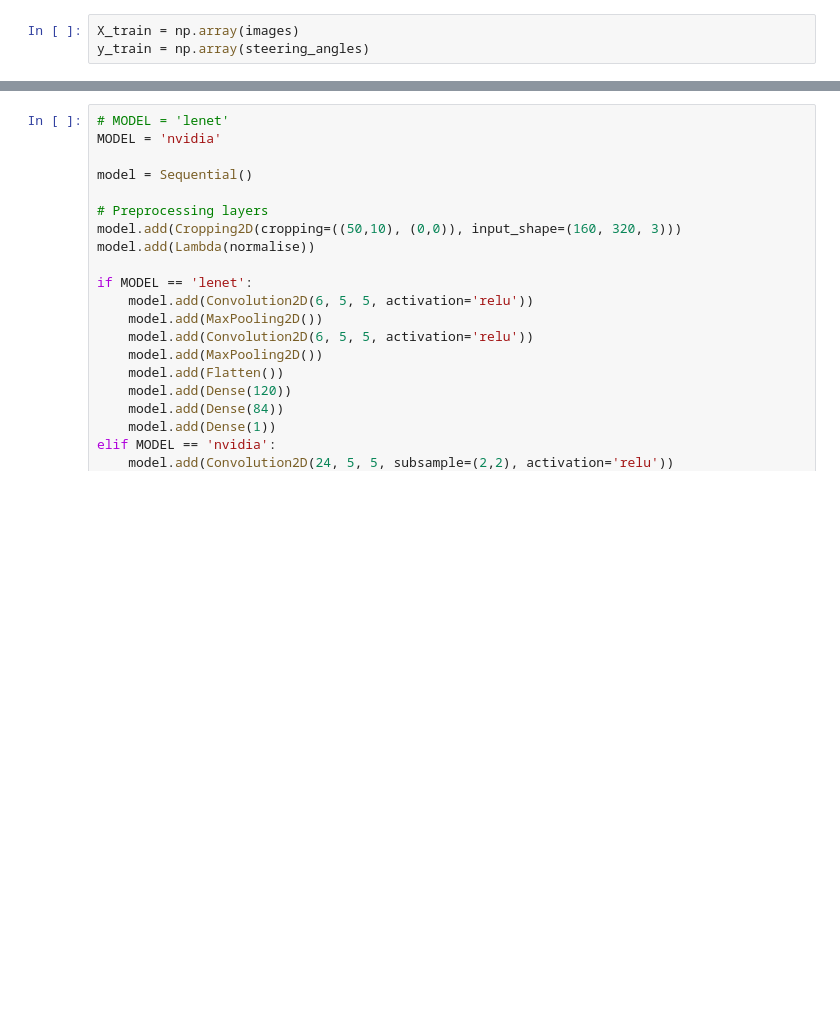
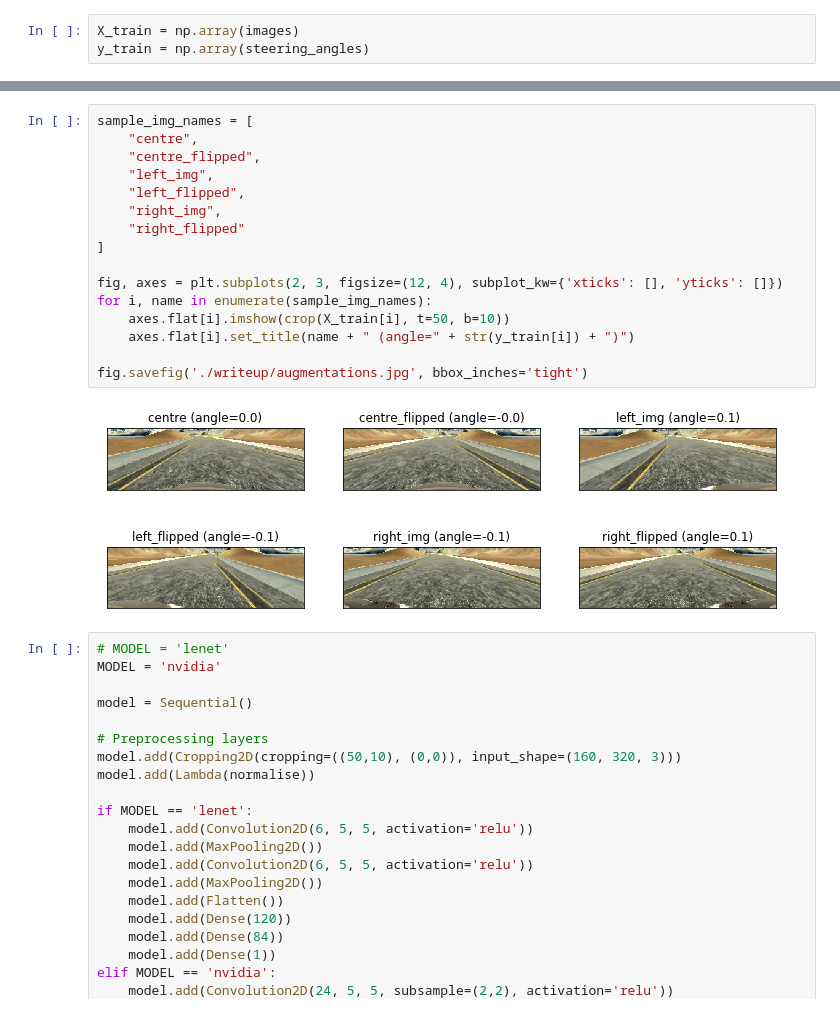
Before and after one commit to rjmoss/CarND-Behavioural-Cloning-P3, a Jupyter notebook: clone_notebook.ipynb, the cells around one changed output, grey strips where cells are left out. Drawn from its saved outputs; the diff is of its cells as text; blank space fills up the shorter version.

```diff
--- a/clone_notebook.ipynb
+++ b/clone_notebook.ipynb
@@ -122,6 +109,24 @@ plt.imshow(test_img)
 (110, 320, 3)
 <matplotlib.image.AxesImage at 0x...>
 [figure]
+# %%
+sample_img_names = [
+    "centre",
+    "centre_flipped",
+    "left_img",
+    "left_flipped",
+    "right_img",
+    "right_flipped"
+]
+
+fig, axes = plt.subplots(2, 3, figsize=(12, 4), subplot_kw={'xticks': [], 'yticks': []})
+for i, name in enumerate(sample_img_names):
+    axes.flat[i].imshow(crop(X_train[i], t=50, b=10))
+    axes.flat[i].set_title(name + " (angle=" + str(y_train[i]) + ")")
+
+fig.savefig('./writeup/augmentations.jpg', bbox_inches='tight')
+# %% [output]
+[figure, added]
 # %%
 # MODEL = 'lenet'
 MODEL = 'nvidia'
```
Also changed, not shown: parts of 8 cells of this notebook, 6 other files.
